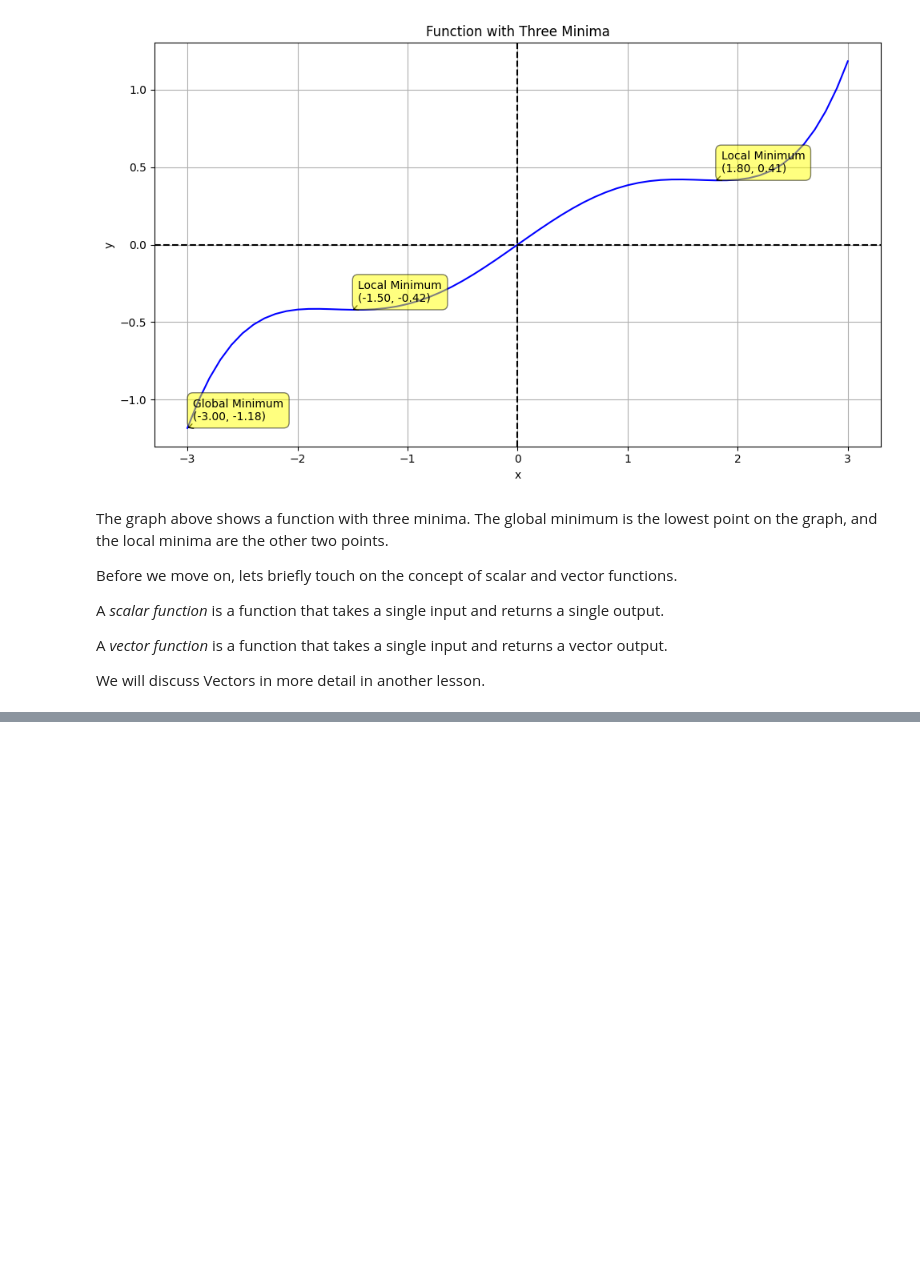
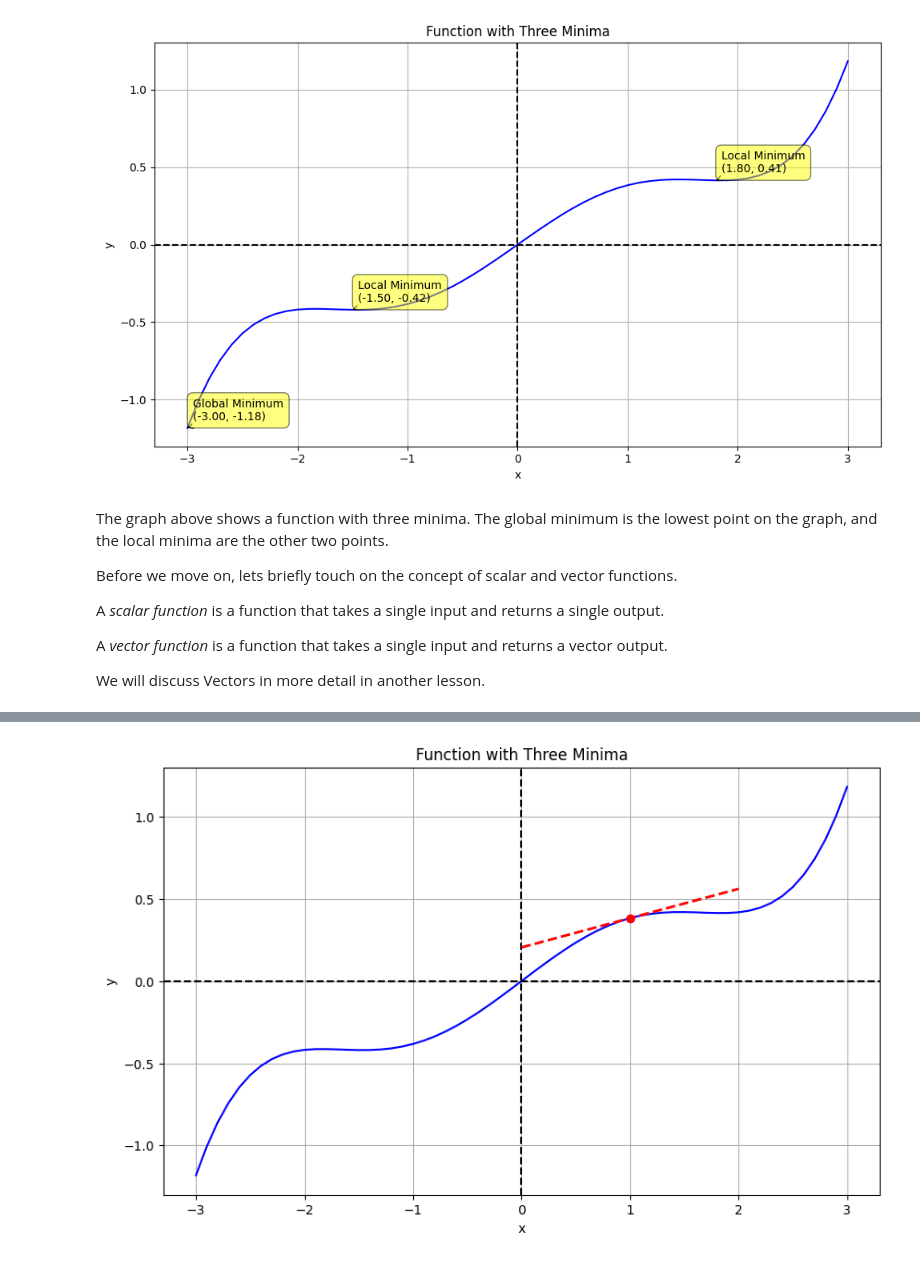
Before and after one commit to prashantnayak-edu/zero-to-ai, a Jupyter notebook: notes/func-der-grad.ipynb, the cells around one changed output, grey strips where cells are left out. Drawn from its saved outputs; the diff is of its cells as text; code cells hidden in the pictures; blank space fills up the shorter version.

```diff
--- a/notes/func-der-grad.ipynb
+++ b/notes/func-der-grad.ipynb
@@ -195,3 +193,35 @@ Which gives us the gradient of the function with respect to the input variables
 $$
 \nabla f(x) = \left( \frac{\partial f}{\partial x_1}, \frac{\partial f}{\partial x_2}, \frac{\partial f}{\partial x_3}, \dots \right)
 $$
+# %%
+def custom_function(x):
+    return 0.2 * (x**3) - 1.5 * x + 2 * np.sin(x)
+
+x = np.arange(-3, 3.1, 0.1)  # Range from -3 to 3 with steps of 0.1
+y = custom_function(x)
+
+plt.figure(figsize=(10, 6))
+plt.plot(x, y, 'b-')
+plt.title('Function with Three Minima')
+plt.xlabel('x')
+plt.ylabel('y')
+plt.grid(True)
+plt.axhline(y=0, color='k', linestyle='--')
+plt.axvline(x=0, color='k', linestyle='--')
+
+# Function to plot tangent line
+def plot_tangent(x0, y0, slope, color='r'):
+    x_tangent = np.array([x0 - 1, x0 + 1])
+    y_tangent = slope * (x_tangent - x0) + y0
+    plt.plot(x_tangent, y_tangent, color, linestyle='--', linewidth=2)
+
+# show the tangent lines at x = -3.0
+x1 = 1.0
+h = 0.01
+y1 = custom_function(x1)
+slope = (custom_function(x1+h) - custom_function(x1))/h
+plot_tangent(x1, y1, slope)
+plt.plot(x1, y1, 'ro')  # Add a red dot at the tangent point
+plt.show()
+# %% [output]
+[figure, added]
```
Also changed, not shown: parts of 1 cell of this notebook.
